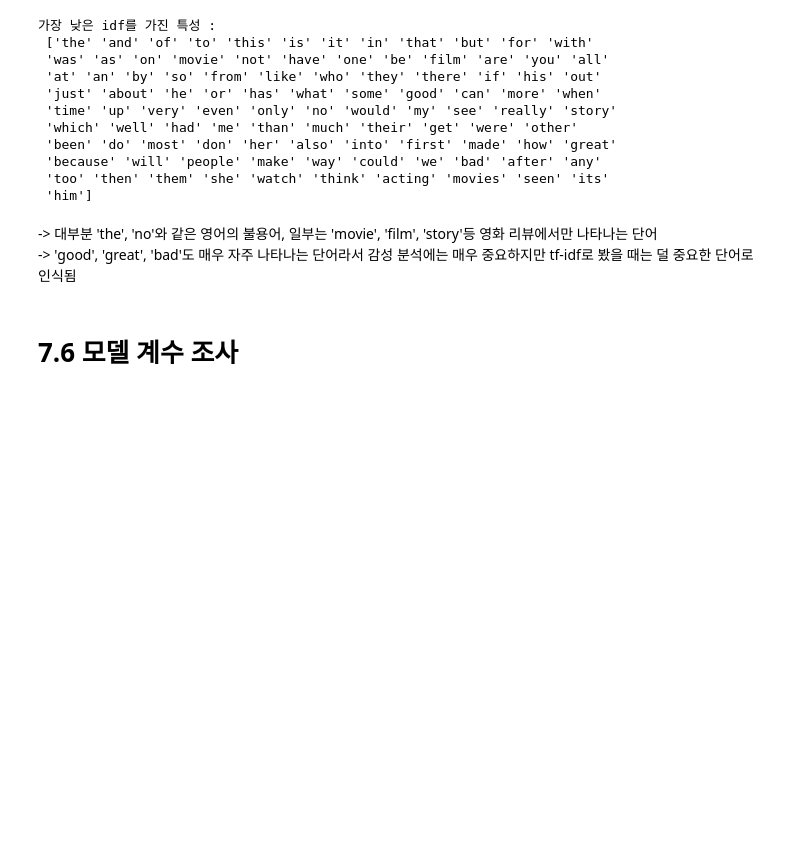
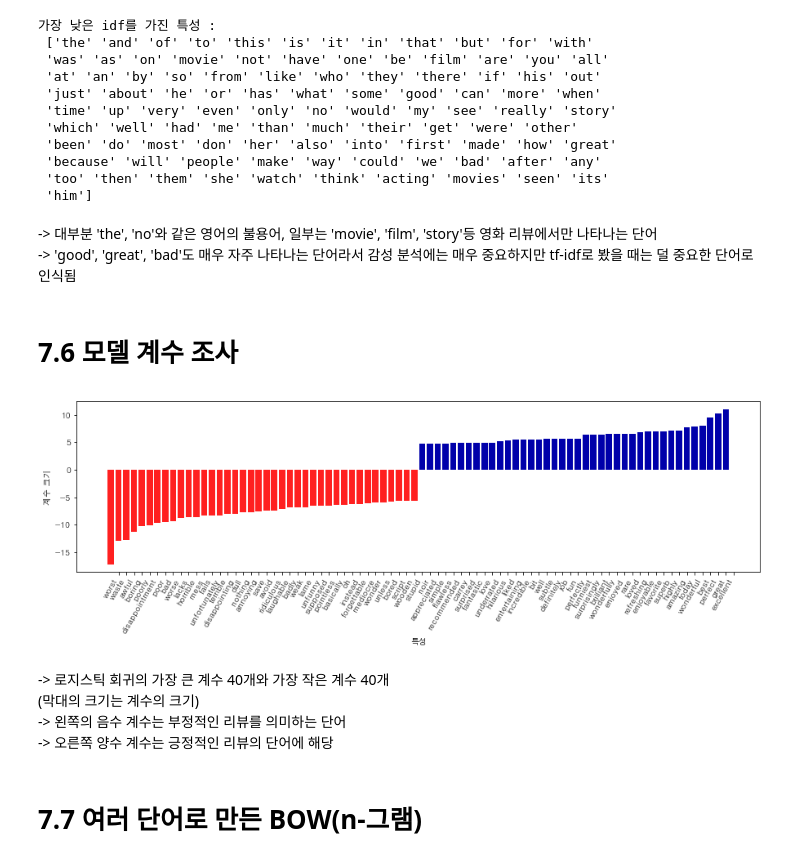
Before and after one commit to hyooo1017/Review, a Jupyter notebook: Introduction to Machine Learning with Python/7장. 텍스트 데이터 다루기.ipynb, the cells around one changed output. Saved outputs shown, nothing was run; the diff lists cells and outputs as text; code cells hidden in the pictures; blank space fills up the shorter version.

```diff
--- a/Introduction to Machine Learning with Python/7장. 텍스트 데이터 다루기.ipynb
+++ b/Introduction to Machine Learning with Python/7장. 텍스트 데이터 다루기.ipynb
@@ -420,3 +421,17 @@ print("가장 낮은 idf를 가진 특성 :\n", feature_names[sorted_by_idf[:100
 -> 'good', 'great', 'bad'도 매우 자주 나타나는 단어라서 감성 분석에는 매우 중요하지만 tf-idf로 봤을 때는 덜 중요한 단어로 인식됨
 # %% [markdown]
 # 7.6 모델 계수 조사
+# %%
+# tf-idf 특성으로 훈련시킨 마지막 모델을 사용하여 가장 큰 값의 계수와 해당 단어를 확인
+mglearn.tools.visualize_coefficients(
+grid.best_estimator_.named_steps['logisticregression'].coef_[0],
+feature_names, n_top_features = 40)
+# %% [output]
+[figure, added]
+# %% [markdown]
+-> 로지스틱 회귀의 가장 큰 계수 40개와 가장 작은 계수 40개
+(막대의 크기는 계수의 크기)
+-> 왼쪽의 음수 계수는 부정적인 리뷰를 의미하는 단어
+-> 오른쪽 양수 계수는 긍정적인 리뷰의 단어에 해당
+# %% [markdown]
+# 7.7 여러 단어로 만든 BOW(n-그램)
```
Also changed, not shown: parts of 15 cells of this notebook.
